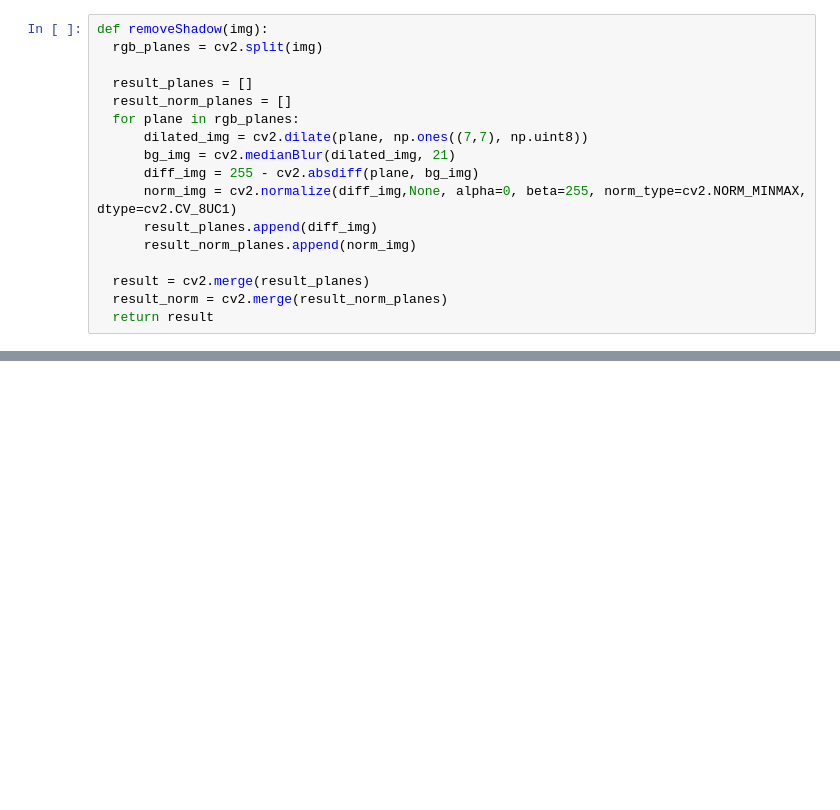
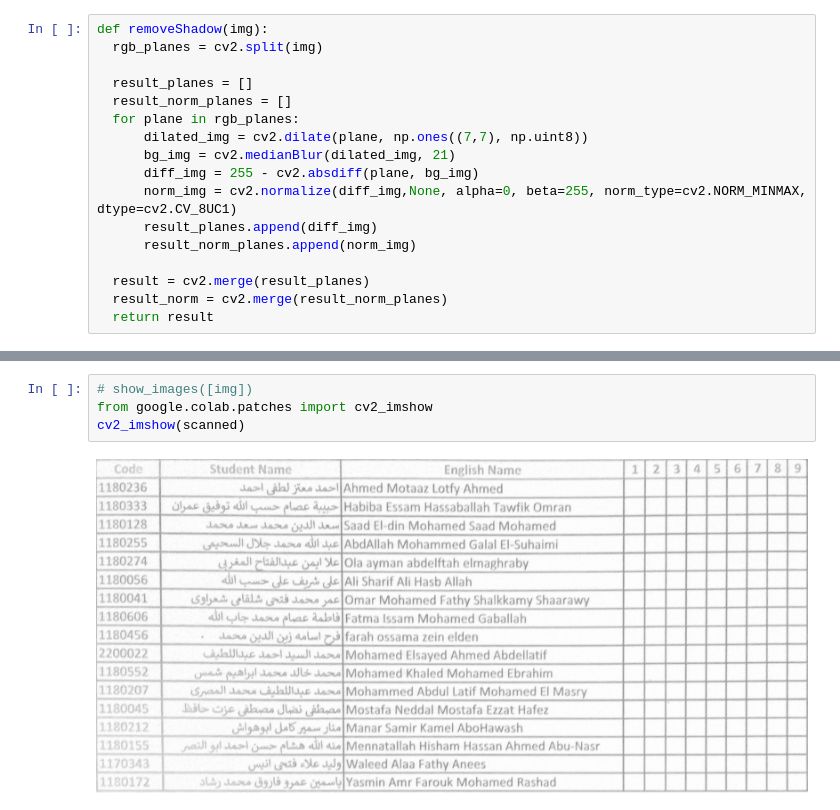
Before and after one commit to MoaazZaki/grade-auto-filler, a Jupyter notebook: playgrounds/cellDetectionModel.ipynb, the cells around one changed output, grey strips where cells are left out. Cells and saved outputs as stored; diff of their text form; blank space fills up the shorter version.

```diff
--- a/playgrounds/cellDetectionModel.ipynb
+++ b/playgrounds/cellDetectionModel.ipynb
@@ -737,0 +455,6 @@ output_csv(cells_image,cells,"/content/output.xlsx")
+# %%
+# show_images([img])
+from google.colab.patches import cv2_imshow
+cv2_imshow(scanned)
+# %% [output]
+[figure, added]
```
Also changed, not shown: parts of 37 cells of this notebook, 6 other files.
